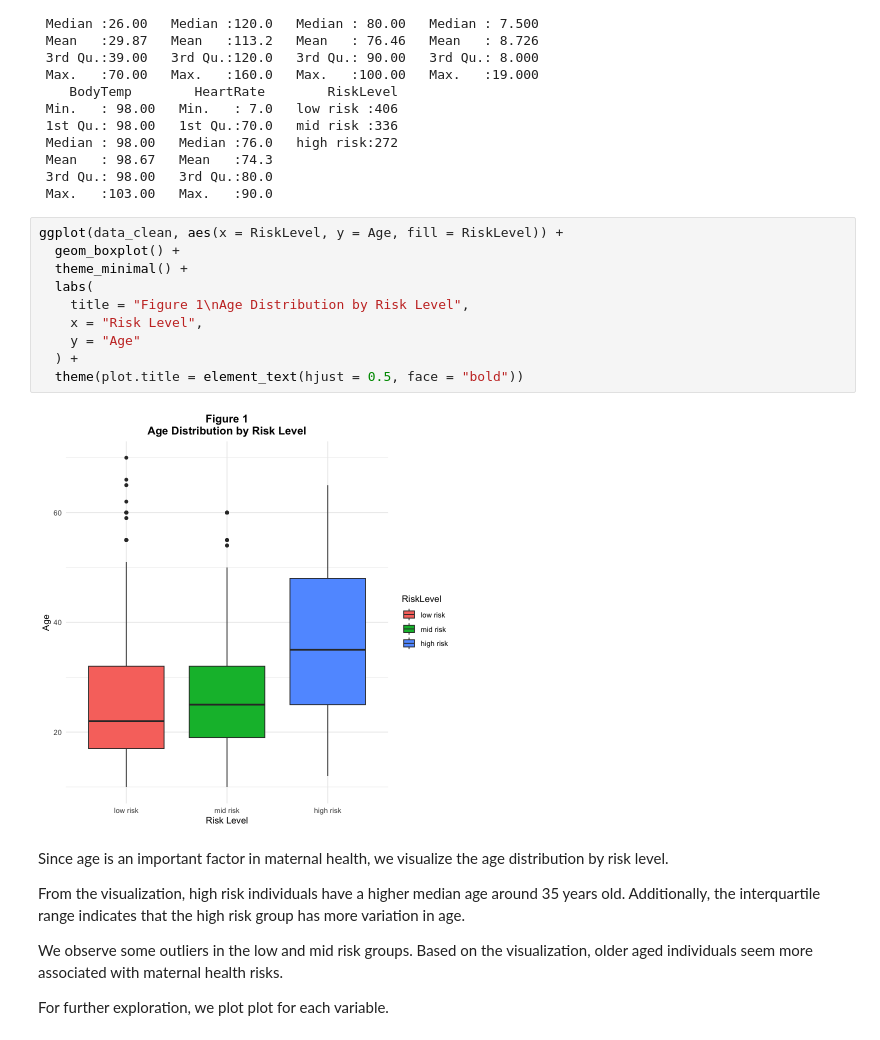
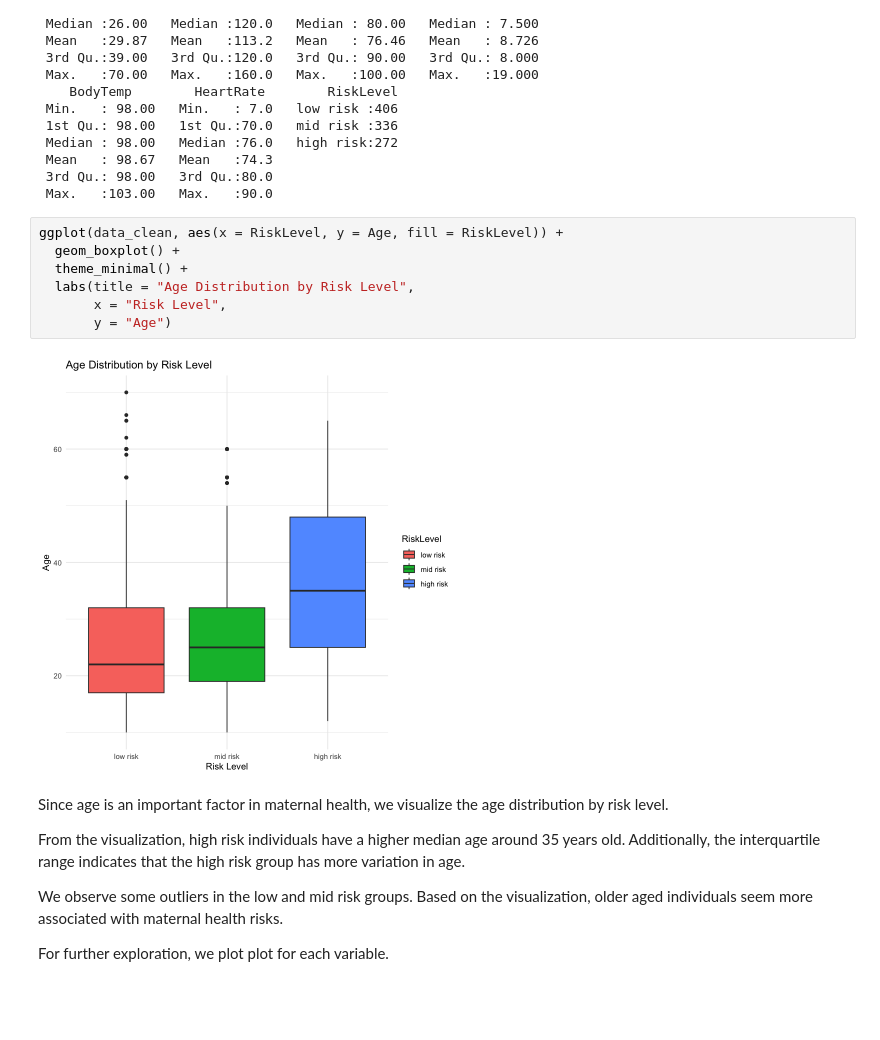
Before and after one commit to DSCI-310-2025/dsci-310-group-03, a Jupyter notebook: data_analysis.ipynb, the cells around one changed output. Saved outputs shown, nothing was run; the diff lists cells and outputs as text; blank space fills up the shorter version.

```diff
--- a/data_analysis.ipynb
+++ b/data_analysis.ipynb
@@ -141,15 +141,12 @@ A tibble: 3 × 1
 # %%
 ggplot(data_clean, aes(x = RiskLevel, y = Age, fill = RiskLevel)) +
   geom_boxplot() +
   theme_minimal() +
-  labs(
-    title = "Figure 1\nAge Distribution by Risk Level",
-    x = "Risk Level",
-    y = "Age"
-  ) +
-  theme(plot.title = element_text(hjust = 0.5, face = "bold"))
+  labs(title = "Age Distribution by Risk Level",
+       x = "Risk Level",
+       y = "Age")
 # %% [output]
-[figure, old version]
+[figure, new version]
 # %% [markdown]
 Since age is an important factor in maternal health, we visualize the age distribution by risk level.
 
```
Also changed, not shown: parts of 1 cell of this notebook, 24 other files.
